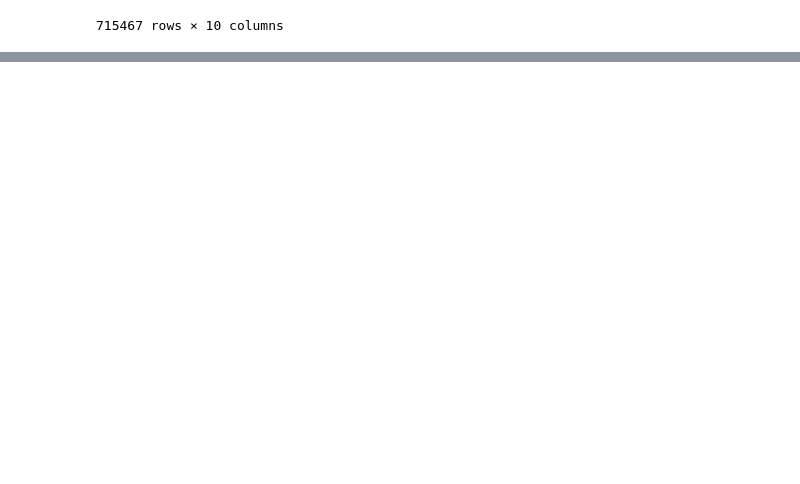
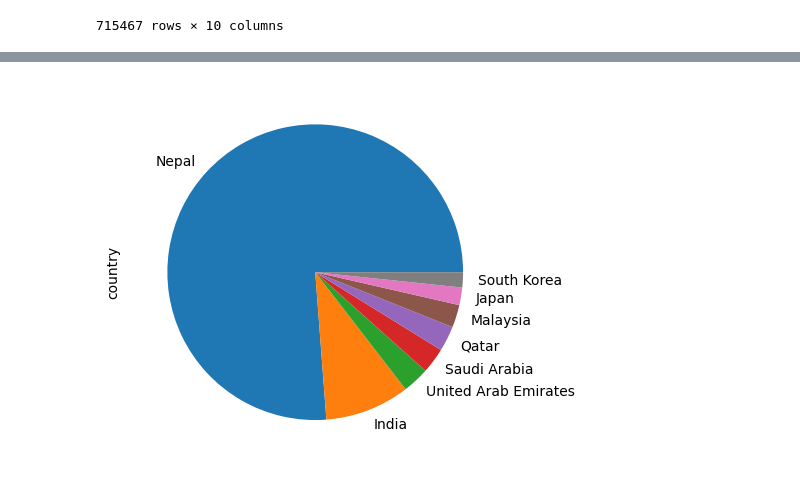
Before and after one commit to aashutoshkhadgi/webserver-log-analyzer, a Jupyter notebook: log-analyzer.py.ipynb, the cells around one changed output, grey strips where cells are left out. Saved outputs shown, nothing was run; the diff lists cells and outputs as text; code cells hidden in the pictures; blank space fills up the shorter version.

```diff
--- a/log-analyzer.py.ipynb
+++ b/log-analyzer.py.ipynb
@@ -114,0 +200,3 @@ git add .
+# %%
+geoip_df = pd.DataFrame(geoip_data)
+geoip_df
@@ -114,0 +217,12 @@ git add .
+# %%
+geo_df = df.loc[:,['ip']]
+mapping_dict = geoip_df.set_index('ip')['country'].to_dict()
+mapping_dict
+
+geo_df['country'] = geo_df['ip'].map(geoip_df.set_index('ip')['country'])
+geo_df['city'] = geo_df['ip'].map(geoip_df.set_index('ip')['city'])
+geo_df['latitude'] = geo_df['ip'].map(geoip_df.set_index('ip')['latitude'])
+geo_df['longitude'] = geo_df['ip'].map(geoip_df.set_index('ip')['longitude'])
+
+
+geo_df
@@ -114,0 +243,14 @@ git add .
+# %%
+test = df
+
+geo_df = df.loc[:,['ip']]
+mapping_dict = geoip_df.set_index('ip')['country'].to_dict()
+mapping_dict
+
+test['country'] = test['ip'].map(geoip_df.set_index('ip')['country'])
+test['city'] = test['ip'].map(geoip_df.set_index('ip')['city'])
+test['latitude'] = test['ip'].map(geoip_df.set_index('ip')['latitude'])
+test['longitude'] = test['ip'].map(geoip_df.set_index('ip')['longitude'])
+
+df_loc = test
+df_loc
@@ -114,0 +288,4 @@ git add .
+# %%
+df_loc.country.value_counts().plot(kind='pie');
+# %% [output]
+[figure, added]
```
Also changed, not shown: parts of 13 cells of this notebook.
